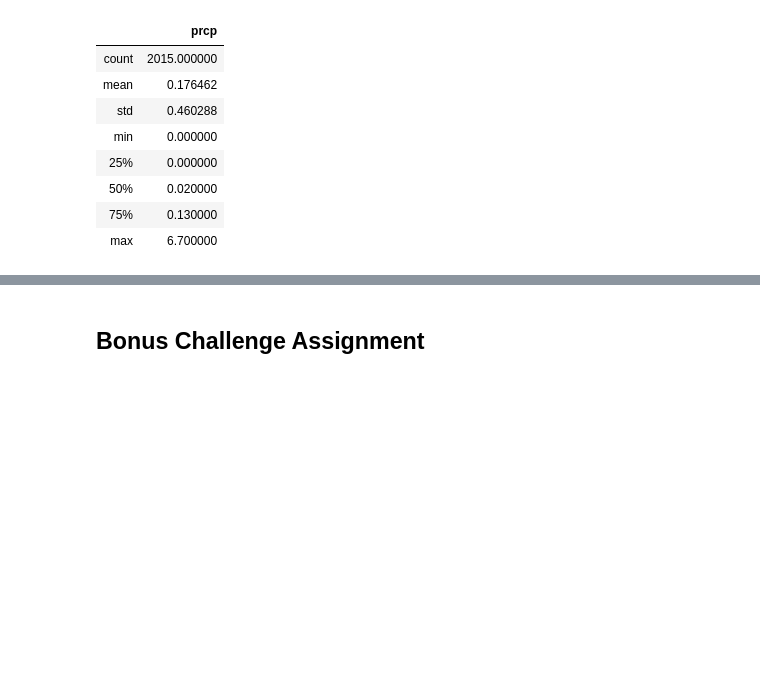
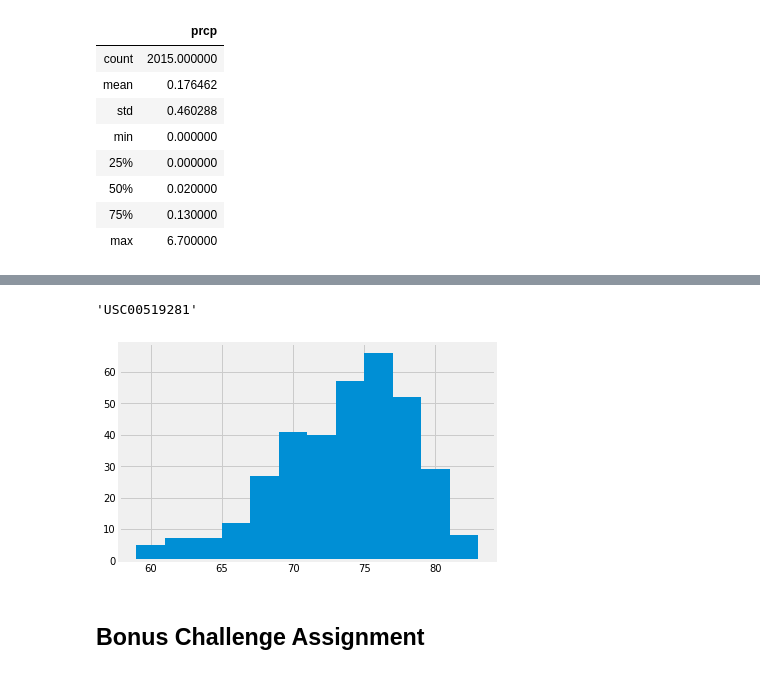
Before and after one commit to mgood13/sqlalchemy-challenge, a Jupyter notebook: climate_starter.ipynb, the cells around one changed output, grey strips where cells are left out. Cells and saved outputs as stored; diff of their text form; code cells hidden in the pictures; blank space fills up the shorter version.

```diff
--- a/climate_starter.ipynb
+++ b/climate_starter.ipynb
@@ -148,3 +152,6 @@ station_count = measurement_df.groupby('date')
 # %%
 # What are the most active stations? (i.e. what stations have the most rows)?
 # List the stations and the counts in descending order.
+stationscount = engine.execute(f'SELECT station, count(tobs) FROM measurement GROUP BY station ORDER BY count(tobs) DESC').fetchall()
+for station in stationscount:
+    print(f'Station ID: {station[0]} Measurement Count: {station[1]}')
@@ -151,9 +168,20 @@ station_count = measurement_df.groupby('date')
 # %%
 # Using the station id from the previous query, calculate the lowest temperature recorded,
 # highest temperature recorded, and average temperature of the most active station?
+activestation = stationscount[0][0]
+activestation
+# %% [output]
+'USC00519281'
 # %%
 # Choose the station with the highest number of temperature observations.
 # Query the last 12 months of temperature observation data for this station and plot the results as a histogram
+temp_data = pd.DataFrame(session.query(Measurement.date, Measurement.tobs).filter(Measurement.date > yearago).filter(Measurement.station == activestation).all())
+temp_data.head()
+
+plt.hist(temp_data['tobs'],bins = 12)
+plt.show()
+# %% [output]
+[figure, added]
 # %% [markdown]
 ## Bonus Challenge Assignment
 # %%
```
Also changed, not shown: parts of 6 cells of this notebook.
